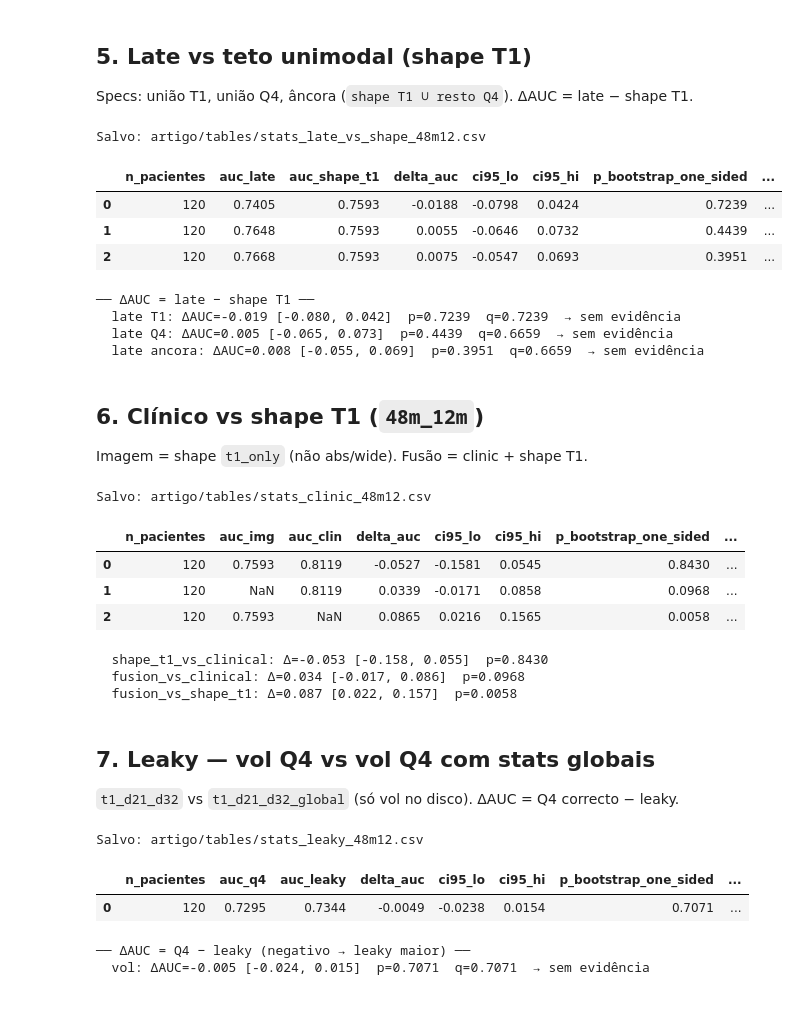
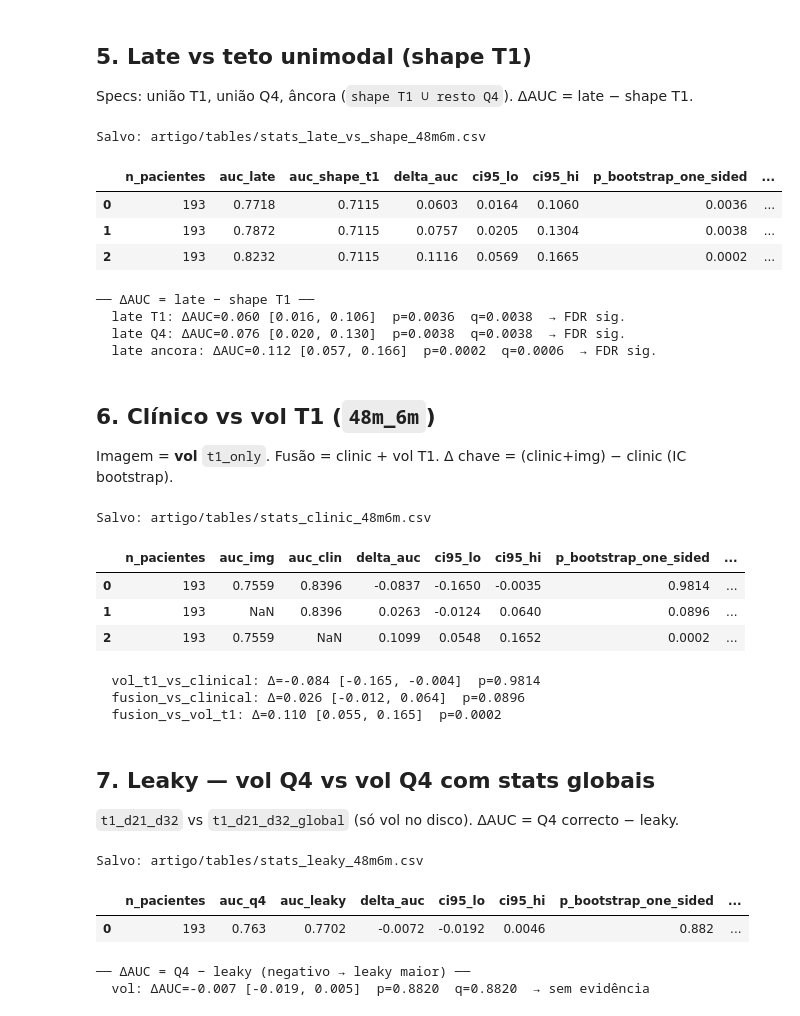
Before and after one commit to PauloMatheusGr/graphs, a Jupyter notebook: 7_stats.ipynb, the cells around one changed output. Saved outputs shown, nothing was run; the diff lists cells and outputs as text; code cells hidden in the pictures.

```diff
--- a/7_stats.ipynb
+++ b/7_stats.ipynb
@@ -51,12 +54,14 @@ COHORT_CLAIM = "48m_6m"
 COHORTS_GRADIENT = ("36m_6m", "36m_12m", "48m_6m", "48m_12m")
 BASE = Path(f"csvs/cohorts/{COHORT_CLAIM}")
 LONG_CSV = BASE / "adnimerged_longitudinal.csv"
-TABLE_DIR = Path("artigo") / "tables"
+TABLE_DIR = Path("Artigo 1 pgirardi") / "tables"
 
 PROTOCOL_BASELINE = "t1_only"
+PROTOCOL_TWO_VISIT = "t1_d21"  # D21
 PROTOCOL_LONGITUDINAL = "t1_d21_d32"  # Q4
 MODS_COMPARE = ("vol", "shape", "texture", "disp", "firstorder")
-CLINIC_MODALITY = "shape"
+CLINIC_MODALITY = "vol"
+SOFT_FALSE_COHORT = "48m_6m_soft_False"
 ALPHA = 0.05
 
 LATE_ALL_T1 = "late__t1_vol__t1_shape__t1_texture__t1_disp__t1_firstorder"
@@ -71,8 +76,11 @@ LATE_ANCORA = (
 
 FOLDER_REP = {
     "ablation_results_t1_only": "t1_only",
+    "ablation_results_d21": "t1_d21",
     "ablation_results_d21d32": "t1_d21_d32",
     "ablation_results_leaky_d21d32": "t1_d21_d32",
+    "ablation_results_combat_t1_only": "t1_only",
+    "ablation_results_combat_d21d32": "t1_d21_d32",
     "ablation_results_clinic_img_t1_only": "t1_only",
     "ablation_results_late_fusion": "late_fusion",
 }
@@ -109,7 +117,8 @@ def save_table(df: pd.DataFrame, name: str) -> None:
     print("Salvo:", path)
 
 
-print("claim:", BASE, "|", PROTOCOL_LONGITUDINAL, "vs", PROTOCOL_BASELINE)
+print("claim:", BASE, "|", PROTOCOL_LONGITUDINAL, "&", PROTOCOL_TWO_VISIT, "vs", PROTOCOL_BASELINE)
 print("mods:", MODS_COMPARE, "| model:", STATS_CFG.model_key, STATS_CFG.selection_mode)
+print("clinic+img:", CLINIC_MODALITY, "| soft_false:", SOFT_FALSE_COHORT)
 print("perm/boot:", STATS_CFG.n_perm, STATS_CFG.n_bootstrap)
 # %% [output]
@@ -677,46 +836,47 @@ for i, (lab, proto) in enumerate((
     late_cfg = cfg_for_modality(proto, cfg, protocol=proto)
     pat_late = patient_scores_from_path(path, late_cfg)
     paired = pat_late.merge(pat_shape, on=["ID_PT", "y"], suffixes=("_late", "_shape"))
     if paired.empty:
         print("sem pares", lab)
         continue
     row = paired_comparison_row(
         paired,
         score_a="score_late",
         score_b="score_shape",
         label_a="late",
         label_b="shape_t1",
         n_boot=cfg.n_bootstrap,
         seed=cfg.seed + 400 + i,
         permutation_auc_p=permutation_auc_p,
         n_perm=cfg.n_perm,
         alpha=ALPHA,
     )
     row.update({"spec": lab, "protocol": proto, "modality": lab})
     late_rows.append(row)
 
 cmp_late = pd.DataFrame(late_rows)
 if not cmp_late.empty:
     cmp_late["p_fdr_bh"] = apply_bh_fdr(cmp_late["p_bootstrap_one_sided"].to_numpy())
     cmp_late["significant_fdr"] = (cmp_late["p_fdr_bh"] < ALPHA) & (cmp_late["ci95_lo"] > 0)
-    save_table(cmp_late, "stats_late_vs_shape_48m12")
+    save_table(cmp_late, "stats_late_vs_shape_48m6m")
     display(cmp_late.round(4))
     print("\n── ΔAUC = late − shape T1 ──")
     print_comparison_summary(cmp_late, label_a="late", label_b="shape_t1")
 # %% [output]
-Salvo: artigo/tables/stats_late_vs_shape_48m12.csv
+Salvo: artigo/tables/stats_late_vs_shape_48m6m.csv
 |  | n_pacientes | auc_late | auc_shape_t1 | delta_auc | ci95_lo | ci95_hi | p_bootstrap_one_sided | ... |
-| 0 | 120 | 0.7405 | 0.7593 | -0.0188 | -0.0798 | 0.0424 | 0.7239 | ... |
-| 1 | 120 | 0.7648 | 0.7593 | 0.0055 | -0.0646 | 0.0732 | 0.4439 | ... |
-| 2 | 120 | 0.7668 | 0.7593 | 0.0075 | -0.0547 | 0.0693 | 0.3951 | ... |
+| 0 | 193 | 0.7718 | 0.7115 | 0.0603 | 0.0164 | 0.1060 | 0.0036 | ... |
+| 1 | 193 | 0.7872 | 0.7115 | 0.0757 | 0.0205 | 0.1304 | 0.0038 | ... |
+| 2 | 193 | 0.8232 | 0.7115 | 0.1116 | 0.0569 | 0.1665 | 0.0002 | ... |
 ── ΔAUC = late − shape T1 ──
-  late T1: ΔAUC=-0.019 [-0.080, 0.042]  p=0.7239  q=0.7239  → sem evidência
-  late Q4: ΔAUC=0.005 [-0.065, 0.073]  p=0.4439  q=0.6659  → sem evidência
-  late ancora: ΔAUC=0.008 [-0.055, 0.069]  p=0.3951  q=0.6659  → sem evidência
+  late T1: ΔAUC=0.060 [0.016, 0.106]  p=0.0036  q=0.0038  → FDR sig.
+  late Q4: ΔAUC=0.076 [0.020, 0.130]  p=0.0038  q=0.0038  → FDR sig.
+  late ancora: ΔAUC=0.112 [0.057, 0.166]  p=0.0002  q=0.0006  → FDR sig.
 # %% [markdown]
-## 6. Clínico vs shape T1 (`48m_12m`)
+## 6. Clínico vs vol T1 (`48m_6m`)
 
-Imagem = shape `t1_only` (não abs/wide). Fusão = clinic + shape T1.
+Imagem = **vol** `t1_only`. Fusão = clinic + vol T1.
+Δ chave = (clinic+img) − clinic (IC bootstrap).
 # %%
 cfg = STATS_CFG
 mod = CLINIC_MODALITY
@@ -731,9 +891,9 @@ img_path = image_ablation_path(BASE, PROTOCOL_BASELINE, mod)
 
 clinical_rows = []
 pairs = [
-    (img_path, clin_path, img_cfg, clin_cfg, "score_img", "score_clin", "img", "clin", "shape_t1_vs_clinical"),
+    (img_path, clin_path, img_cfg, clin_cfg, "score_img", "score_clin", "img", "clin", "vol_t1_vs_clinical"),
     (fusion_path, clin_path, img_cfg, clin_cfg, "score_fusion", "score_clin", "fusion", "clin", "fusion_vs_clinical"),
-    (fusion_path, img_path, img_cfg, img_cfg, "score_fusion", "score_img", "fusion", "img", "fusion_vs_shape_t1"),
+    (fusion_path, img_path, img_cfg, img_cfg, "score_fusion", "score_img", "fusion", "img", "fusion_vs_vol_t1"),
 ]
 for i, (pa, pb, ca, cb, sa, sb, la, lb, tag) in enumerate(pairs):
     if not pa.exists() or not pb.exists():
@@ -762,7 +922,7 @@ if not cmp_clinical.empty:
     cmp_clinical["significant_fdr"] = (
         (cmp_clinical["p_fdr_bh"] < ALPHA) & (cmp_clinical["ci95_lo"] > 0)
     )
-    save_table(cmp_clinical, "stats_clinic_48m12")
+    save_table(cmp_clinical, "stats_clinic_48m6m")
     display(cmp_clinical.round(4))
     for _, r in cmp_clinical.iterrows():
         print(
@@ -770,14 +930,14 @@ if not cmp_clinical.empty:
             f"[{r['ci95_lo']:.3f}, {r['ci95_hi']:.3f}]  p={r['p_bootstrap_one_sided']:.4f}"
         )
 # %% [output]
-Salvo: artigo/tables/stats_clinic_48m12.csv
+Salvo: artigo/tables/stats_clinic_48m6m.csv
 |  | n_pacientes | auc_img | auc_clin | delta_auc | ci95_lo | ci95_hi | p_bootstrap_one_sided | ... |
-| 0 | 120 | 0.7593 | 0.8119 | -0.0527 | -0.1581 | 0.0545 | 0.8430 | ... |
-| 1 | 120 | NaN | 0.8119 | 0.0339 | -0.0171 | 0.0858 | 0.0968 | ... |
-| 2 | 120 | 0.7593 | NaN | 0.0865 | 0.0216 | 0.1565 | 0.0058 | ... |
+| 0 | 193 | 0.7559 | 0.8396 | -0.0837 | -0.1650 | -0.0035 | 0.9814 | ... |
+| 1 | 193 | NaN | 0.8396 | 0.0263 | -0.0124 | 0.0640 | 0.0896 | ... |
+| 2 | 193 | 0.7559 | NaN | 0.1099 | 0.0548 | 0.1652 | 0.0002 | ... |
-  shape_t1_vs_clinical: Δ=-0.053 [-0.158, 0.055]  p=0.8430
-  fusion_vs_clinical: Δ=0.034 [-0.017, 0.086]  p=0.0968
-  fusion_vs_shape_t1: Δ=0.087 [0.022, 0.157]  p=0.0058
+  vol_t1_vs_clinical: Δ=-0.084 [-0.165, -0.004]  p=0.9814
+  fusion_vs_clinical: Δ=0.026 [-0.012, 0.064]  p=0.0896
+  fusion_vs_vol_t1: Δ=0.110 [0.055, 0.165]  p=0.0002
 # %% [markdown]
 ## 7. Leaky — vol Q4 vs vol Q4 com stats globais
 
@@ -799,13 +959,13 @@ cmp_leaky = compare_modalities(
     comparison="q4_vs_leaky_vol",
     alpha=ALPHA,
 )
-save_table(cmp_leaky, "stats_leaky_48m12")
+save_table(cmp_leaky, "stats_leaky_48m6m")
 display(cmp_leaky.round(4))
 print("── ΔAUC = Q4 − leaky (negativo → leaky maior) ──")
 print_comparison_summary(cmp_leaky, label_a="q4", label_b="leaky")
 # %% [output]
-Salvo: artigo/tables/stats_leaky_48m12.csv
+Salvo: artigo/tables/stats_leaky_48m6m.csv
 |  | n_pacientes | auc_q4 | auc_leaky | delta_auc | ci95_lo | ci95_hi | p_bootstrap_one_sided | ... |
-| 0 | 120 | 0.7295 | 0.7344 | -0.0049 | -0.0238 | 0.0154 | 0.7071 | ... |
+| 0 | 193 | 0.763 | 0.7702 | -0.0072 | -0.0192 | 0.0046 | 0.882 | ... |
 ── ΔAUC = Q4 − leaky (negativo → leaky maior) ──
-  vol: ΔAUC=-0.005 [-0.024, 0.015]  p=0.7071  q=0.7071  → sem evidência
+  vol: ΔAUC=-0.007 [-0.019, 0.005]  p=0.8820  q=0.8820  → sem evidência
```
Also changed, not shown: parts of 16 cells of this notebook, 30 other files.
